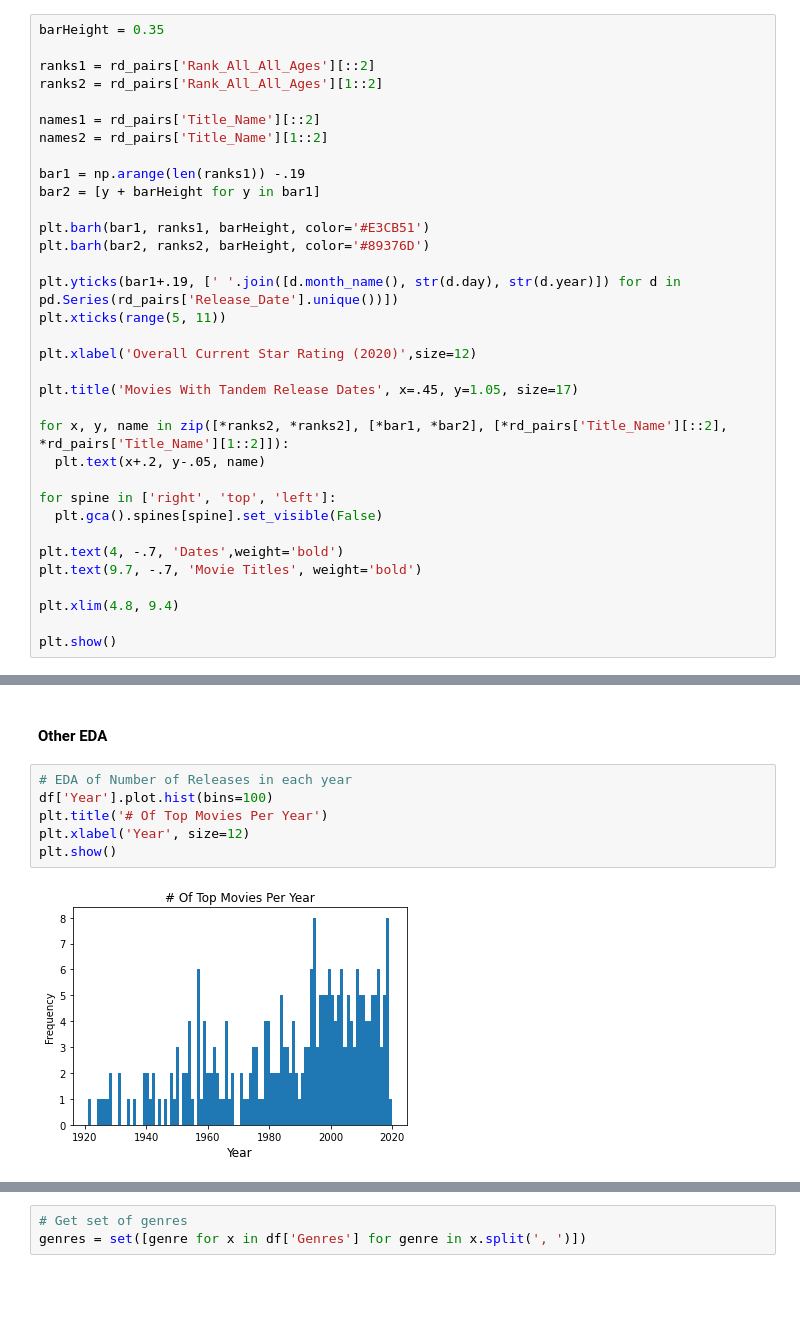
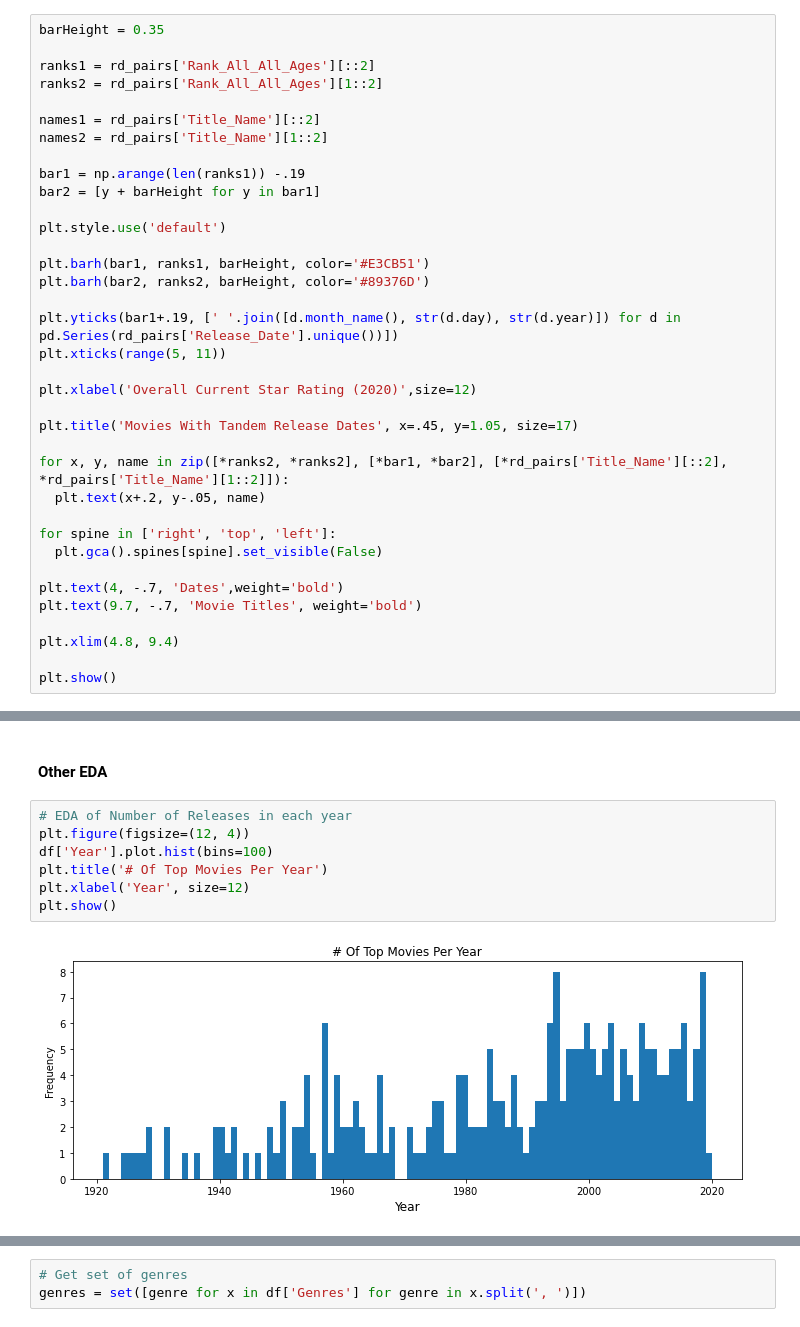
Before and after one commit to MaxTechniche/DS20_Unit_1_Build, a Jupyter notebook: Jacob_Maxfield_Unit_1_Project_Build.ipynb, the cells around one changed output, grey strips where cells are left out. Saved outputs shown, nothing was run; the diff lists cells and outputs as text; blank space fills up the shorter version.

```diff
--- a/Jacob_Maxfield_Unit_1_Project_Build.ipynb
+++ b/Jacob_Maxfield_Unit_1_Project_Build.ipynb
@@ -206,6 +206,8 @@ names2 = rd_pairs['Title_Name'][1::2]
 
 bar1 = np.arange(len(ranks1)) -.19
 bar2 = [y + barHeight for y in bar1]
+
+plt.style.use('default')
 
 plt.barh(bar1, ranks1, barHeight, color='#E3CB51')
 plt.barh(bar2, ranks2, barHeight, color='#89376D')
@@ -235,11 +237,12 @@ plt.show()
 #### Other EDA
 # %%
 # EDA of Number of Releases in each year
+plt.figure(figsize=(12, 4))
 df['Year'].plot.hist(bins=100)
 plt.title('# Of Top Movies Per Year')
 plt.xlabel('Year', size=12)
 plt.show()
 # %% [output]
-[figure, old version]
+[figure, new version]
 # %%
 # EDA of Releases not in USA
```
Also changed, not shown: parts of 13 cells of this notebook.
